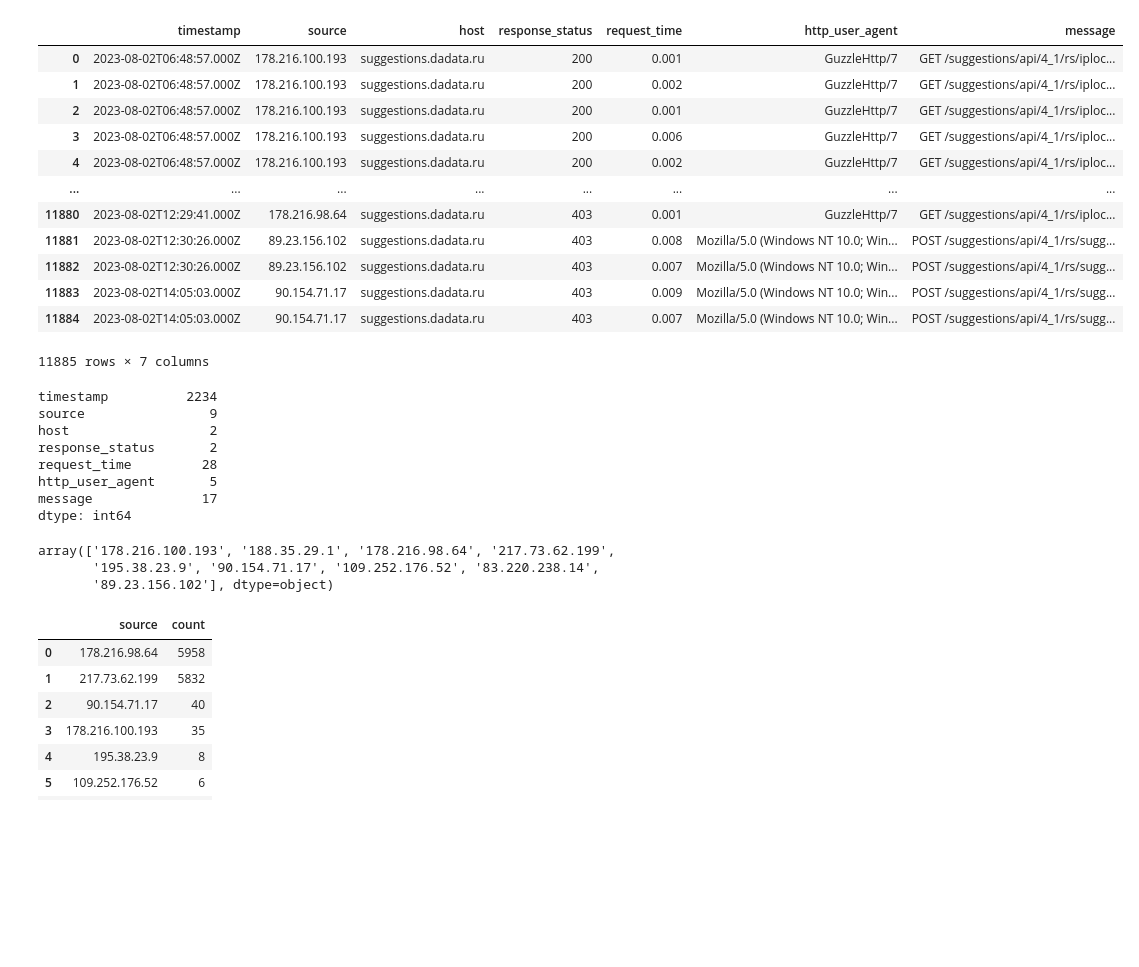
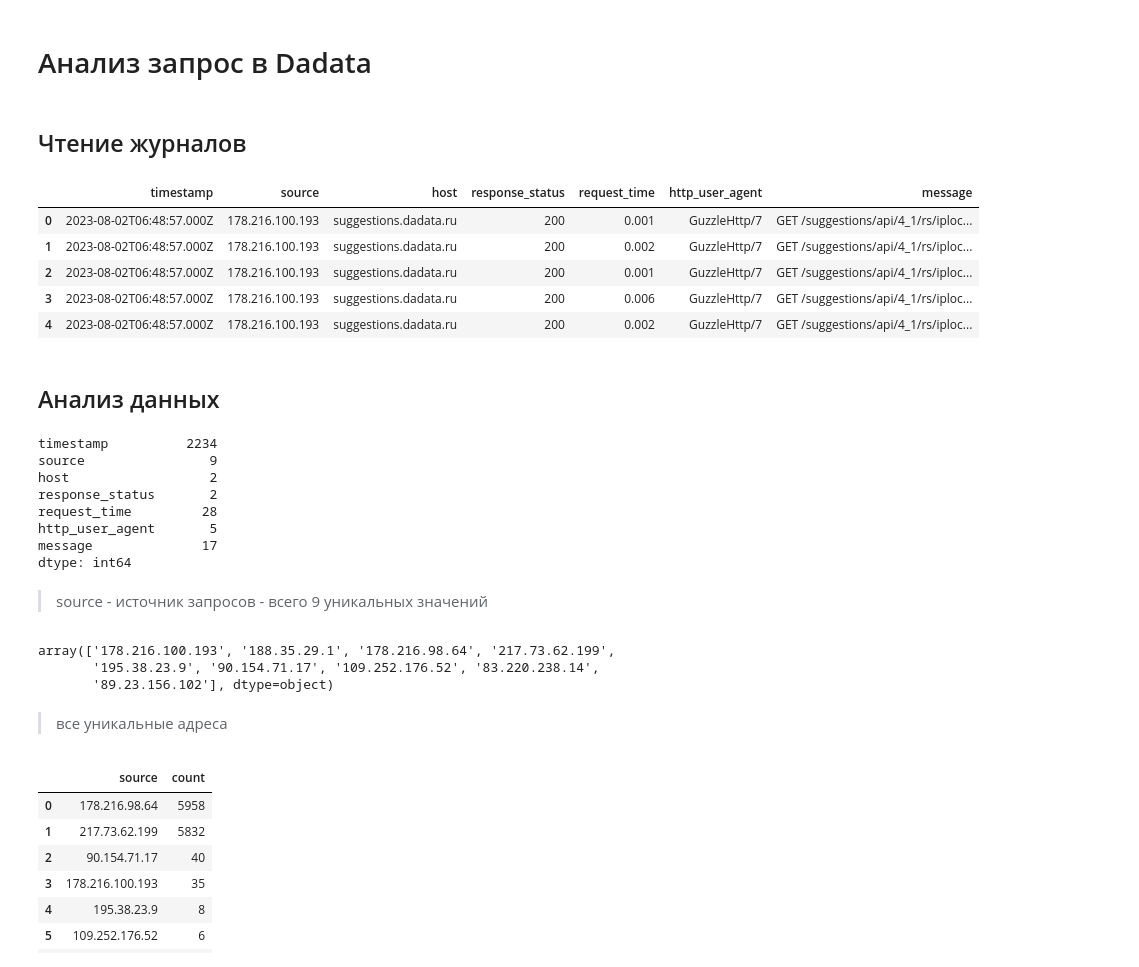
Before and after one commit to alex-chin/muzmonitor, a Jupyter notebook: investigation.ipynb, the cells around one changed output. Cells and saved outputs as stored; diff of their text form; code cells hidden in the pictures; blank space fills up the shorter version.

```diff
--- a/investigation.ipynb
+++ b/investigation.ipynb
@@ -1,2 +1,4 @@
+# %% [markdown]
+# Анализ запрос в Dadata
 # %%
 import pandas as pd
@@ -5,19 +5,17 @@ df = pd.read_csv('31151.csv')
+# %% [markdown]
+## Чтение журналов
 # %%
-df
+df = pd.read_csv('31151.csv')
+df.head()
 # %% [output]
 |  | timestamp | source | host | response_status | request_time | http_user_agent | message |
 | 0 | 2023-08-02T06:48:57.000Z | 178.216.100.193 | suggestions.dadata.ru | 200 | 0.001 | GuzzleHttp/7 | GET /suggestions/api/4_1/rs/iploc... |
 | 1 | 2023-08-02T06:48:57.000Z | 178.216.100.193 | suggestions.dadata.ru | 200 | 0.002 | GuzzleHttp/7 | GET /suggestions/api/4_1/rs/iploc... |
 | 2 | 2023-08-02T06:48:57.000Z | 178.216.100.193 | suggestions.dadata.ru | 200 | 0.001 | GuzzleHttp/7 | GET /suggestions/api/4_1/rs/iploc... |
 | 3 | 2023-08-02T06:48:57.000Z | 178.216.100.193 | suggestions.dadata.ru | 200 | 0.006 | GuzzleHttp/7 | GET /suggestions/api/4_1/rs/iploc... |
 | 4 | 2023-08-02T06:48:57.000Z | 178.216.100.193 | suggestions.dadata.ru | 200 | 0.002 | GuzzleHttp/7 | GET /suggestions/api/4_1/rs/iploc... |
-| ... | ... | ... | ... | ... | ... | ... | ... |
-| 11880 | 2023-08-02T12:29:41.000Z | 178.216.98.64 | suggestions.dadata.ru | 403 | 0.001 | GuzzleHttp/7 | GET /suggestions/api/4_1/rs/iploc... |
-| 11881 | 2023-08-02T12:30:26.000Z | 89.23.156.102 | suggestions.dadata.ru | 403 | 0.008 | Mozilla/5.0 (Windows NT 10.0; Win... | POST /suggestions/api/4_1/rs/sugg... |
-| 11882 | 2023-08-02T12:30:26.000Z | 89.23.156.102 | suggestions.dadata.ru | 403 | 0.007 | Mozilla/5.0 (Windows NT 10.0; Win... | POST /suggestions/api/4_1/rs/sugg... |
-| 11883 | 2023-08-02T14:05:03.000Z | 90.154.71.17 | suggestions.dadata.ru | 403 | 0.009 | Mozilla/5.0 (Windows NT 10.0; Win... | POST /suggestions/api/4_1/rs/sugg... |
-| 11884 | 2023-08-02T14:05:03.000Z | 90.154.71.17 | suggestions.dadata.ru | 403 | 0.007 | Mozilla/5.0 (Windows NT 10.0; Win... | POST /suggestions/api/4_1/rs/sugg... |
-11885 rows × 7 columns
+# %% [markdown]
+## Анализ данных
 # %%
 df.nunique()
 # %% [output]
@@ -29,12 +27,16 @@ request_time         28
 http_user_agent       5
 message              17
 dtype: int64
+# %% [markdown]
+> source - источник запросов - всего 9 уникальных значений
 # %%
 df.source.unique()
 # %% [output]
 array(['178.216.100.193', '188.35.29.1', '178.216.98.64', '217.73.62.199',
        '195.38.23.9', '90.154.71.17', '109.252.176.52', '83.220.238.14',
        '89.23.156.102'], dtype=object)
+# %% [markdown]
+> все уникальные адреса
 # %%
 df1=pd.DataFrame(df.source.value_counts())
 df1.reset_index(inplace=True)
```
Also changed, not shown: parts of 17 cells of this notebook.
